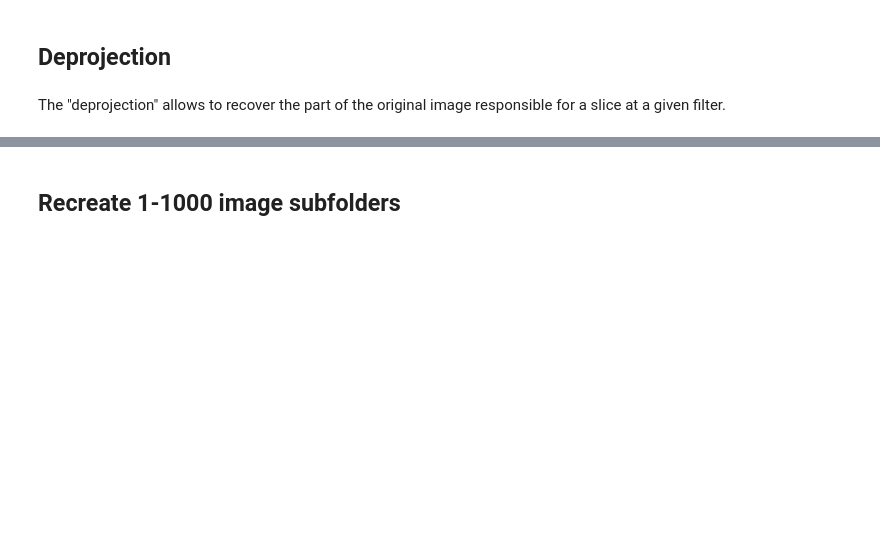
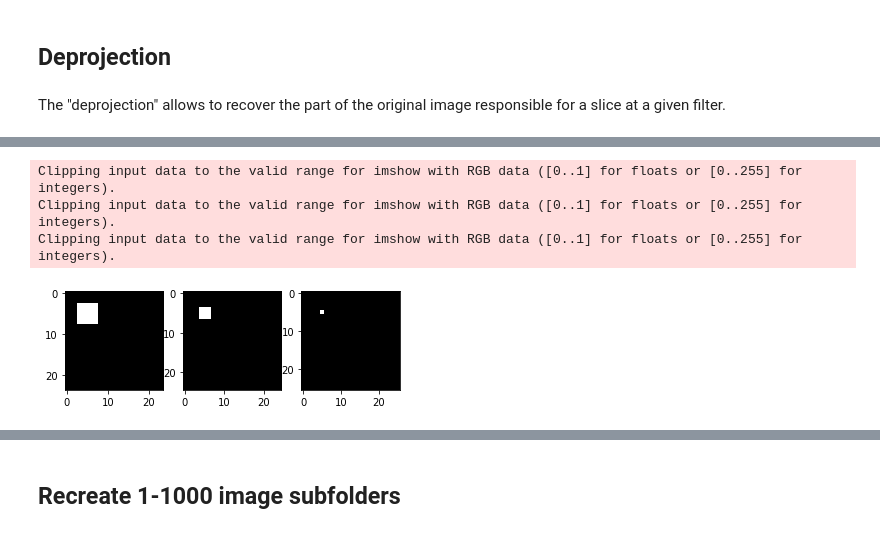
Before and after one commit to torchlurk/torchlurk, a Jupyter notebook: Torchlurk.ipynb, the cells around one changed output, grey strips where cells are left out. Cells and saved outputs as stored; diff of their text form; code cells hidden in the pictures; blank space fills up the shorter version.

```diff
--- a/Torchlurk.ipynb
+++ b/Torchlurk.ipynb
@@ -412,2 +515,44 @@ def get_deprojecter(layer,N_in):
+# %%
+#with our model
+N_start = 24
+"""
+K = layer.kernel_size[0]
+P = layer.padding[0]
+S = layer.stride[0]
+"""
+#N_out = int((N_in + 2*P -K)/S) + 1
+
+im_inp = torch.zeros([1,3,N_start,N_start])
+layer1 = nn.Conv2d(in_channels=3,out_channels=3,kernel_size=2,padding=1,stride=1)
+layer2 = nn.MaxPool2d(kernel_size=2,padding=1,stride=1)
+
+proj1,N1 = get_deprojecter(layer1,N_start)
+proj2,N2 = get_deprojecter(layer2,N1)
+
+res1 = layer1(im_inp)
+resout = layer2(res1)
+
+slicout = ((5,5),(5,5))
+slic2 = proj1(slicout)
+slic1 = proj2(slic2)
+
+(x1,x2),(y1,y2) = slic1
+im_inp[0,:,x1:x2+1,y1:y2+1] = 255
+
+(x3,x4),(y3,y4) = slic2
+res1[0,:,x3:x4+1,y3:y4+1]= 255
+
+(x5,x6),(y5,y6) = slicout
+resout[0,:,x5:x6+1,y5:y6+1]= 255
+
+fig,axes = plt.subplots(1,3)
+vis_arr(im_inp[0],axes[0])
+vis_arr(res1[0],axes[1])
+vis_arr(resout[0],axes[2])
+# %% [output]
+Clipping input data to the valid range for imshow with RGB data ([0..1] for floats or [0..255] for integers).
+Clipping input data to the valid range for imshow with RGB data ([0..1] for floats or [0..255] for integers).
+Clipping input data to the valid range for imshow with RGB data ([0..1] for floats or [0..255] for integers).
+[figure, added]
 # %%
 #areas
```
Also changed, not shown: parts of 10 cells of this notebook.
